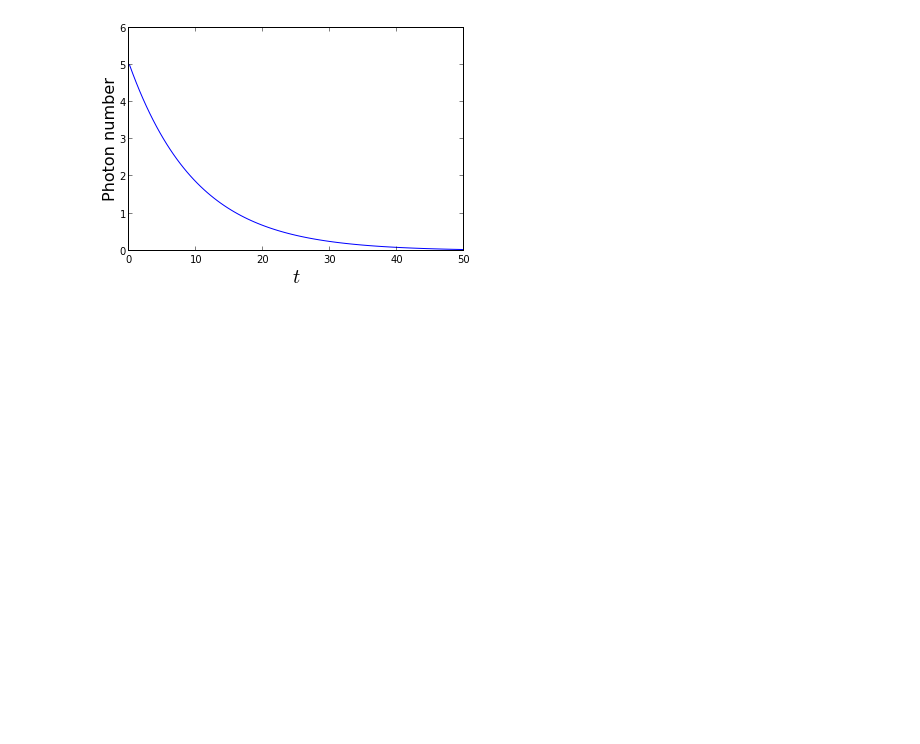
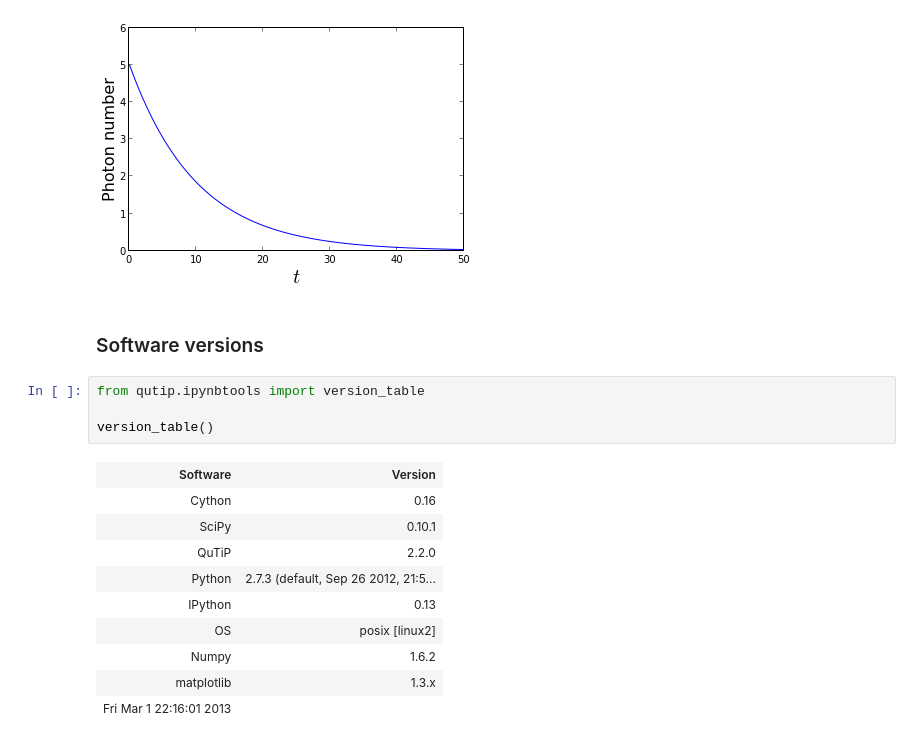
Before and after one commit to jrjohansson/qutip-lectures, a Jupyter notebook: Lecture-0-Introduction-to-QuTiP.ipynb, the cells around one changed output. Drawn from its saved outputs; the diff is of its cells as text; blank space fills up the shorter version.

Commit message:
added qutip 2.2.0 version table at the end of the notebook

```diff
--- a/Lecture-0-Introduction-to-QuTiP.ipynb
+++ b/Lecture-0-Introduction-to-QuTiP.ipynb
@@ -496,3 +493,20 @@ axes.set_xlabel(r'$t$', fontsize=20)
 axes.set_ylabel(r"Photon number", fontsize=16);
 # %% [output]
 [figure]
+# %% [markdown]
+### Software versions
+# %%
+from qutip.ipynbtools import version_table
+
+version_table()
+# %% [output]
+| Software | Version |
+| Cython | 0.16 |
+| SciPy | 0.10.1 |
+| QuTiP | 2.2.0 |
+| Python | 2.7.3 (default, Sep 26 2012, 21:5... |
+| IPython | 0.13 |
+| OS | posix [linux2] |
+| Numpy | 1.6.2 |
+| matplotlib | 1.3.x |
+| Fri Mar 1 22:16:01 2013 |  |
```
Also changed, not shown: parts of 1 cell of this notebook.
